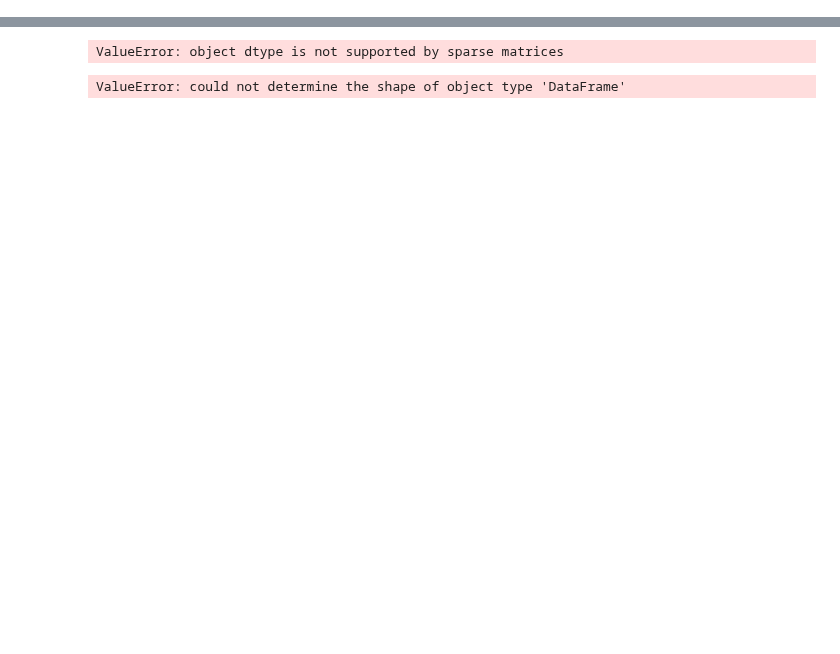
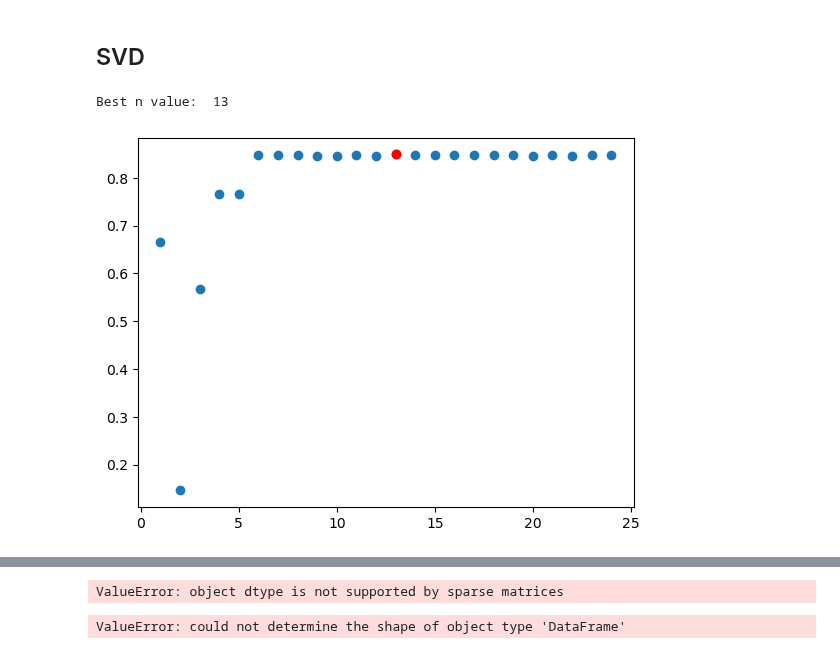
Before and after one commit to Rithuh/Graph-Based-Network-Anomaly-Detection, a Jupyter notebook: neuralnets.ipynb, the cells around one changed output, grey strips where cells are left out. Drawn from its saved outputs; the diff is of its cells as text; code cells hidden in the pictures; blank space fills up the shorter version.

```diff
--- a/neuralnets.ipynb
+++ b/neuralnets.ipynb
@@ -47,0 +141,25 @@ y_test = reducedTest['Label']
+# %% [markdown]
+## SVD
+# %%
+from sklearn.pipeline import Pipeline
+from sklearn.decomposition import TruncatedSVD
+
+svd_n = []
+svd_n_f1 = []
+for i in range(1,25):
+    steps = [('svd', TruncatedSVD(n_components=i)), ('m', LogisticRegression())]
+    pipeline_model = Pipeline(steps=steps)
+    cv_res = cross_validate(estimator=pipeline_model,X=trainAttributes,y=trainLabel,n_jobs=-1,cv=10,scoring = 'accuracy',return_train_score = True)
+    y_pred = cross_val_predict(estimator=pipeline_model,X=testAttributes,y=testLabel,n_jobs=-1,cv=10)
+    svd_n_f1.append(f1_score(testLabel,y_pred))
+    svd_n.append(i)
+
+plt.scatter(x=svd_n, y=svd_n_f1)
+
+best_svd_n = svd_n_f1.index(max(svd_n_f1)) + 1
+print('\nBest n value: ',best_svd_n)
+plt.scatter(x=best_svd_n, y=svd_n_f1[best_svd_n - 1], color='red')
+plt.show()
+# %% [output]
+Best n value:  13
+[figure, added]
```
Also changed, not shown: parts of 26 cells of this notebook, 1 other file.
